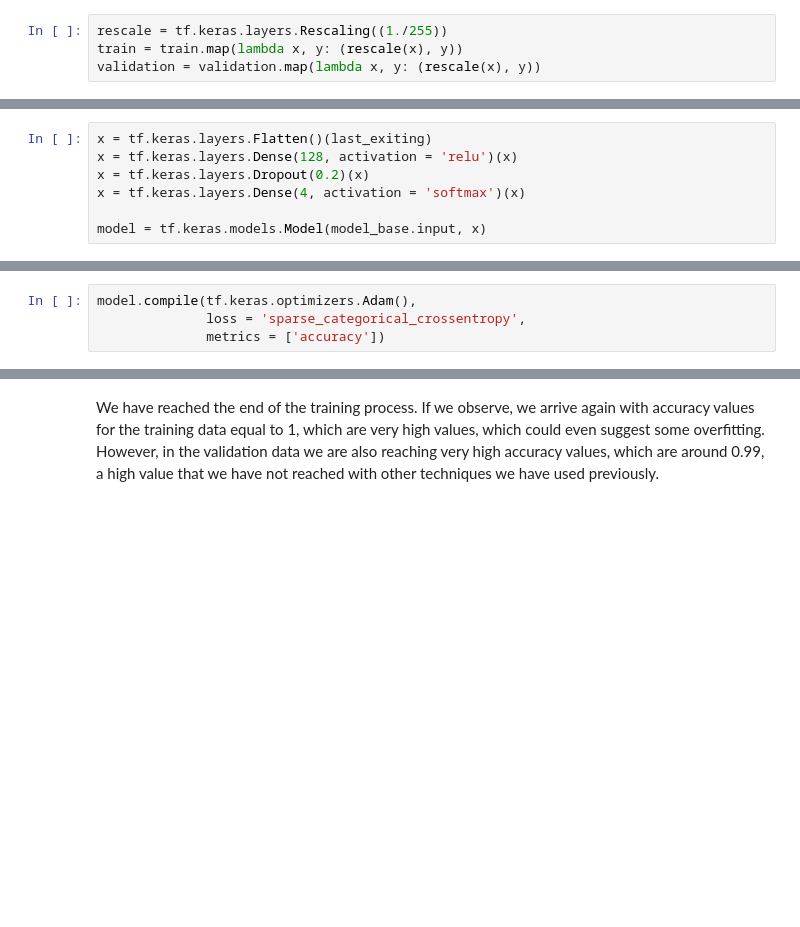
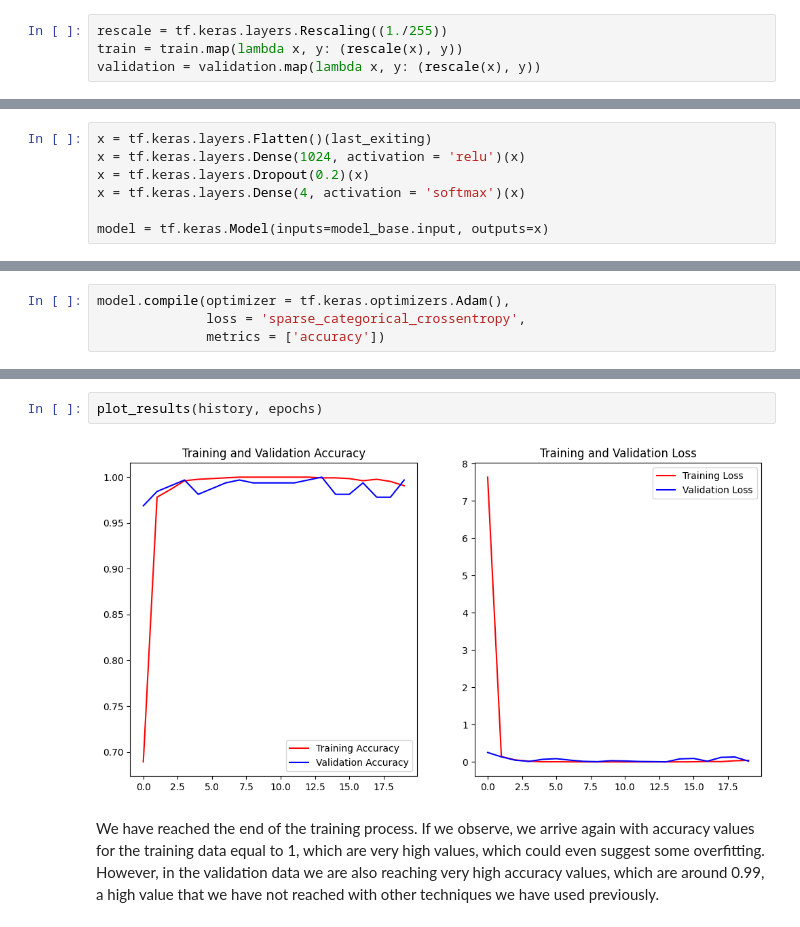
Before and after one commit to viktoruebelhart/winery, a Jupyter notebook: winery_tensorflow.ipynb, the cells around one changed output, grey strips where cells are left out. Cells and saved outputs as stored; diff of their text form; blank space fills up the shorter version.

```diff
--- a/winery_tensorflow.ipynb
+++ b/winery_tensorflow.ipynb
@@ -552,10 +567,10 @@ last layer output shape: (None, 14, 14, 768)
 # %%
 x = tf.keras.layers.Flatten()(last_exiting)
-x = tf.keras.layers.Dense(128, activation = 'relu')(x)
+x = tf.keras.layers.Dense(1024, activation = 'relu')(x)
 x = tf.keras.layers.Dropout(0.2)(x)
 x = tf.keras.layers.Dense(4, activation = 'softmax')(x)
 
-model = tf.keras.models.Model(model_base.input, x)
+model = tf.keras.Model(inputs=model_base.input, outputs=x)
 # %%
 model.summary()
 # %% [output]
@@ -582,6 +597,6 @@ Model: "functional_3"
  Non-trainable params: 8,975,264 (34.24 MB)
 # %%
-model.compile(tf.keras.optimizers.Adam(),
+model.compile(optimizer = tf.keras.optimizers.Adam(),
               loss = 'sparse_categorical_crossentropy',
               metrics = ['accuracy'])
 # %%
@@ -613 +628,5 @@ Epoch 20/20
+# %%
+plot_results(history, epochs)
+# %% [output]
+[figure, added]
 # %% [markdown]
```
Also changed, not shown: parts of 14 cells of this notebook.
